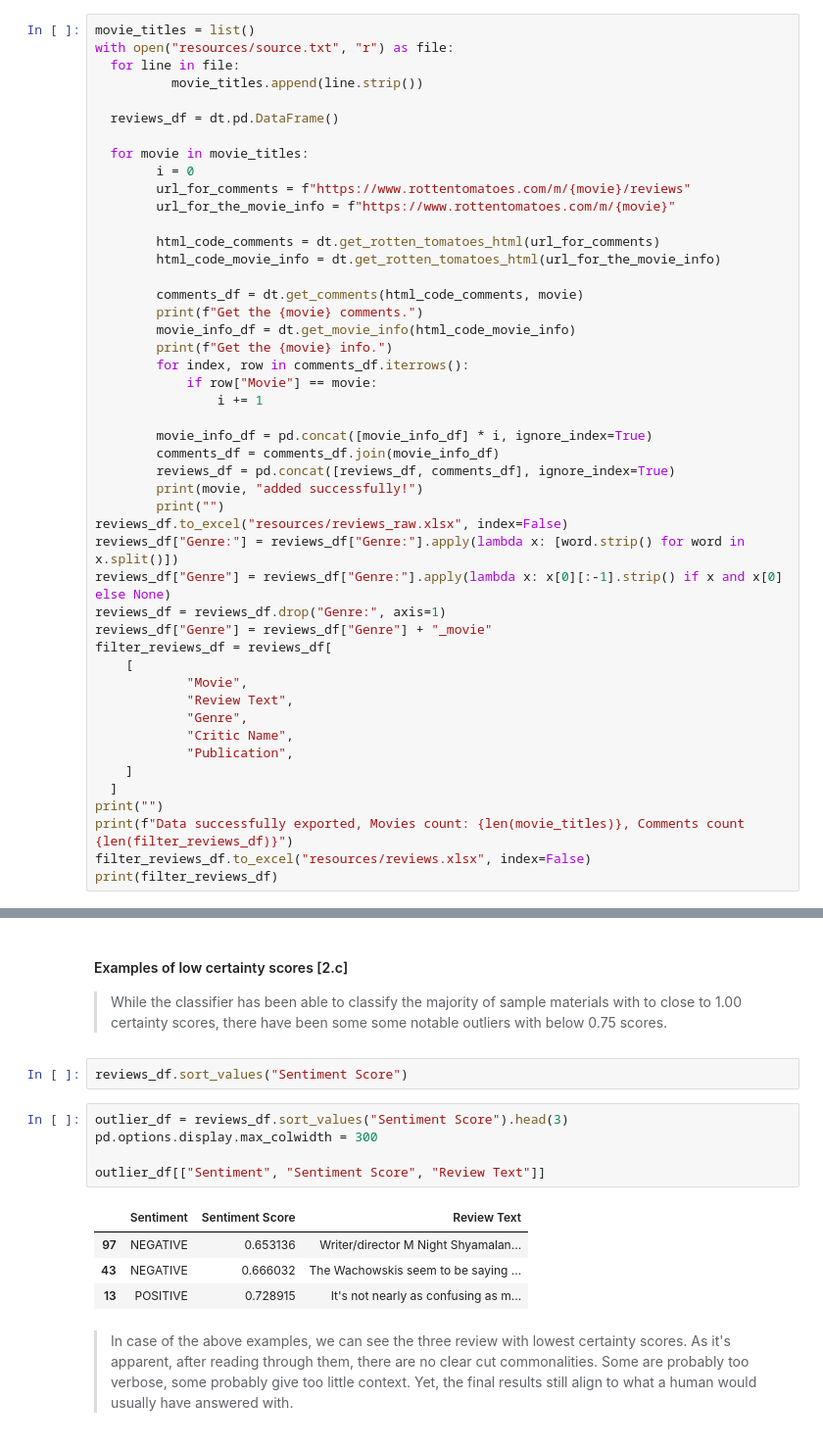
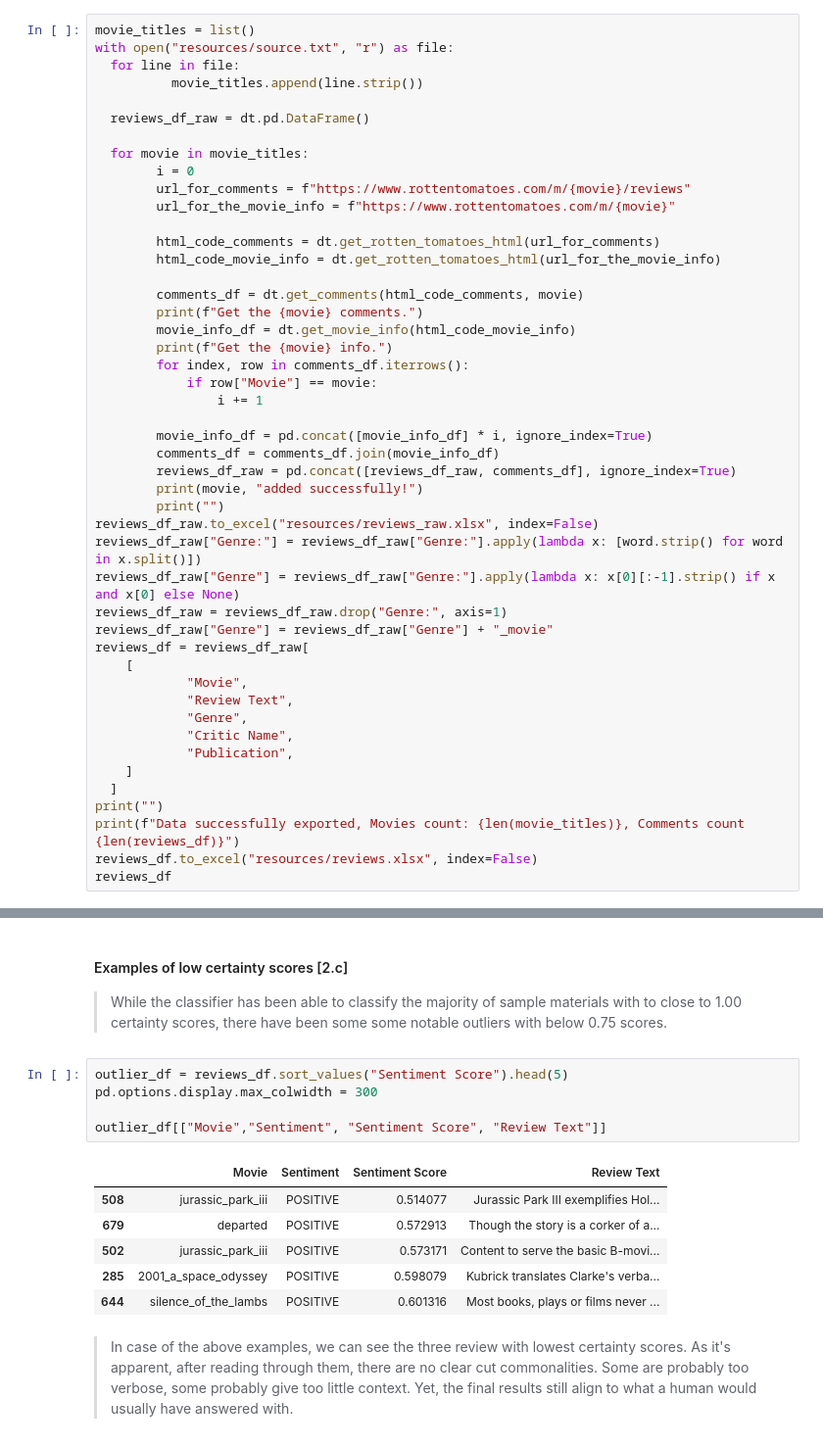
Before and after one commit to aeternum-dev/nlp-zsz, a Jupyter notebook: NLP_project_prototype.ipynb, the cells around one changed output, grey strips where cells are left out. Shown: that part at 98% size. Cells and saved outputs as stored; diff of their text form.

Commit message:
Rename Dataframe and Optimize Classification

```diff
--- a/NLP_project_prototype.ipynb
+++ b/NLP_project_prototype.ipynb
@@ -32,7 +59,7 @@ with open("resources/source.txt", "r") as file:
   for line in file:
           movie_titles.append(line.strip())
 
-  reviews_df = dt.pd.DataFrame()
+  reviews_df_raw = dt.pd.DataFrame()
 
   for movie in movie_titles:
         i = 0
@@ -52,15 +79,15 @@ with open("resources/source.txt", "r") as file:
 
         movie_info_df = pd.concat([movie_info_df] * i, ignore_index=True)
         comments_df = comments_df.join(movie_info_df)
-        reviews_df = pd.concat([reviews_df, comments_df], ignore_index=True)
+        reviews_df_raw = pd.concat([reviews_df_raw, comments_df], ignore_index=True)
         print(movie, "added successfully!")
         print("")
-reviews_df.to_excel("resources/reviews_raw.xlsx", index=False)
-reviews_df["Genre:"] = reviews_df["Genre:"].apply(lambda x: [word.strip() for word in x.split()])
-reviews_df["Genre"] = reviews_df["Genre:"].apply(lambda x: x[0][:-1].strip() if x and x[0] else None)
-reviews_df = reviews_df.drop("Genre:", axis=1)
-reviews_df["Genre"] = reviews_df["Genre"] + "_movie"
-filter_reviews_df = reviews_df[
+reviews_df_raw.to_excel("resources/reviews_raw.xlsx", index=False)
+reviews_df_raw["Genre:"] = reviews_df_raw["Genre:"].apply(lambda x: [word.strip() for word in x.split()])
+reviews_df_raw["Genre"] = reviews_df_raw["Genre:"].apply(lambda x: x[0][:-1].strip() if x and x[0] else None)
+reviews_df_raw = reviews_df_raw.drop("Genre:", axis=1)
+reviews_df_raw["Genre"] = reviews_df_raw["Genre"] + "_movie"
+reviews_df = reviews_df_raw[
     [
             "Movie",
             "Review Text",
@@ -70,9 +97,9 @@ filter_reviews_df = reviews_df[
     ]
   ]
 print("")
-print(f"Data successfully exported, Movies count: {len(movie_titles)}, Comments count {len(filter_reviews_df)}")
-filter_reviews_df.to_excel("resources/reviews.xlsx", index=False)
-print(filter_reviews_df)
+print(f"Data successfully exported, Movies count: {len(movie_titles)}, Comments count {len(reviews_df)}")
+reviews_df.to_excel("resources/reviews.xlsx", index=False)
+reviews_df
 # %% [output]
 Get the Inception comments.
 Get the Inception info.
@@ -142,18 +182,18 @@ movie_review_sentiment_count.plot(x="Movie",
 #### Examples of low certainty scores [2.c]
 
 > While the classifier has been able to classify the majority of sample materials with to close to 1.00 certainty scores, there have been some some notable outliers with below 0.75 scores.
-# %%
-reviews_df.sort_values("Sentiment Score")
 # %%
-outlier_df = reviews_df.sort_values("Sentiment Score").head(3)
+outlier_df = reviews_df.sort_values("Sentiment Score").head(5)
 pd.options.display.max_colwidth = 300
 
-outlier_df[["Sentiment", "Sentiment Score", "Review Text"]]
+outlier_df[["Movie","Sentiment", "Sentiment Score", "Review Text"]]
 # %% [output]
-|  | Sentiment | Sentiment Score | Review Text |
-| 97 | NEGATIVE | 0.653136 | Writer/director M Night Shyamalan... |
-| 43 | NEGATIVE | 0.666032 | The Wachowskis seem to be saying ... |
-| 13 | POSITIVE | 0.728915 | It's not nearly as confusing as m... |
+|  | Movie | Sentiment | Sentiment Score | Review Text |
+| 508 | jurassic_park_iii | POSITIVE | 0.514077 | Jurassic Park III exemplifies Hol... |
+| 679 | departed | POSITIVE | 0.572913 | Though the story is a corker of a... |
+| 502 | jurassic_park_iii | POSITIVE | 0.573171 | Content to serve the basic B-movi... |
+| 285 | 2001_a_space_odyssey | POSITIVE | 0.598079 | Kubrick translates Clarke's verba... |
+| 644 | silence_of_the_lambs | POSITIVE | 0.601316 | Most books, plays or films never ... |
 # %% [markdown]
 > In case of the above examples, we can see the three review with lowest certainty scores. As it's apparent, after reading through them, there are no clear cut commonalities. Some are probably too verbose, some probably give too little context. Yet, the final results still align to what a human would usually have answered with.
 # %% [markdown]
```
Also changed, not shown: parts of 8 cells of this notebook.
